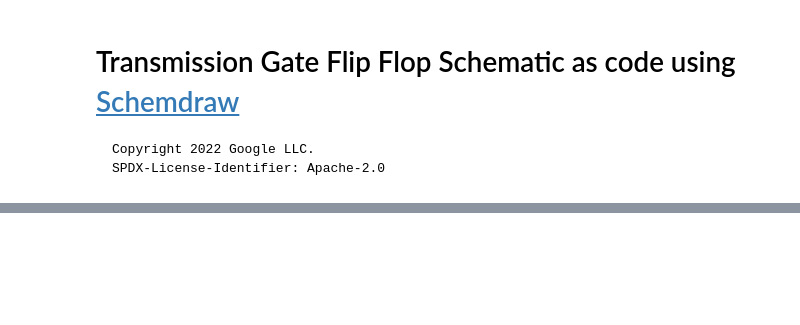
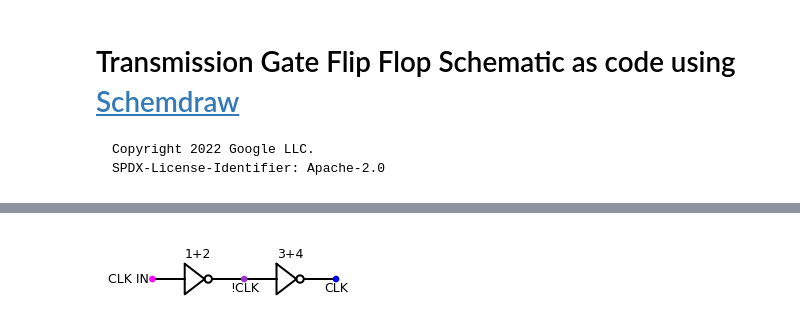
Before and after one commit to mattvenn/flipflop_demo, a Jupyter notebook: schematic/tg_ff.ipynb, the cells around one changed output, grey strips where cells are left out. Cells and saved outputs as stored; diff of their text form; code cells hidden in the pictures; blank space fills up the shorter version.

```diff
--- a/schematic/tg_ff.ipynb
+++ b/schematic/tg_ff.ipynb
@@ -58,0 +73,12 @@ Requirement already satisfied: typing-extensions in /usr/local/lib/python3.7/dis
+# %%
+with schemdraw.Drawing() as d:
+    d += elm.Line().length(0).label('CLK IN', 'left')
+    d += elm.Dot().color('magenta')
+    d += logic.Not().label('1+2', 'top')
+    d += elm.Dot().color('darkorchid')
+    d += elm.Line().length(0).label('!CLK', 'bottom')
+    d += logic.Not().label('3+4', 'top')
+    d += elm.Dot().color('blue')
+    d += elm.Line().length(0).label('CLK', 'bottom')
+# %% [output]
+[figure, added]
```
Also changed, not shown: parts of 2 cells of this notebook.
